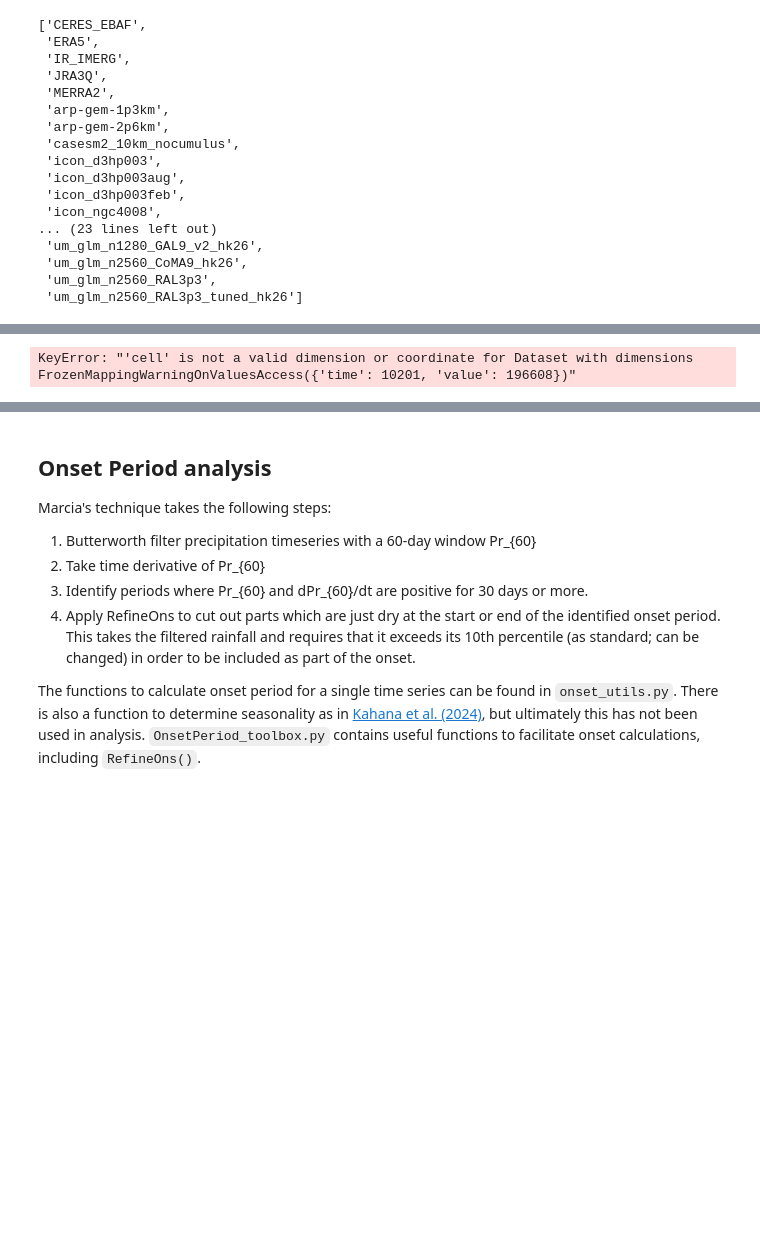
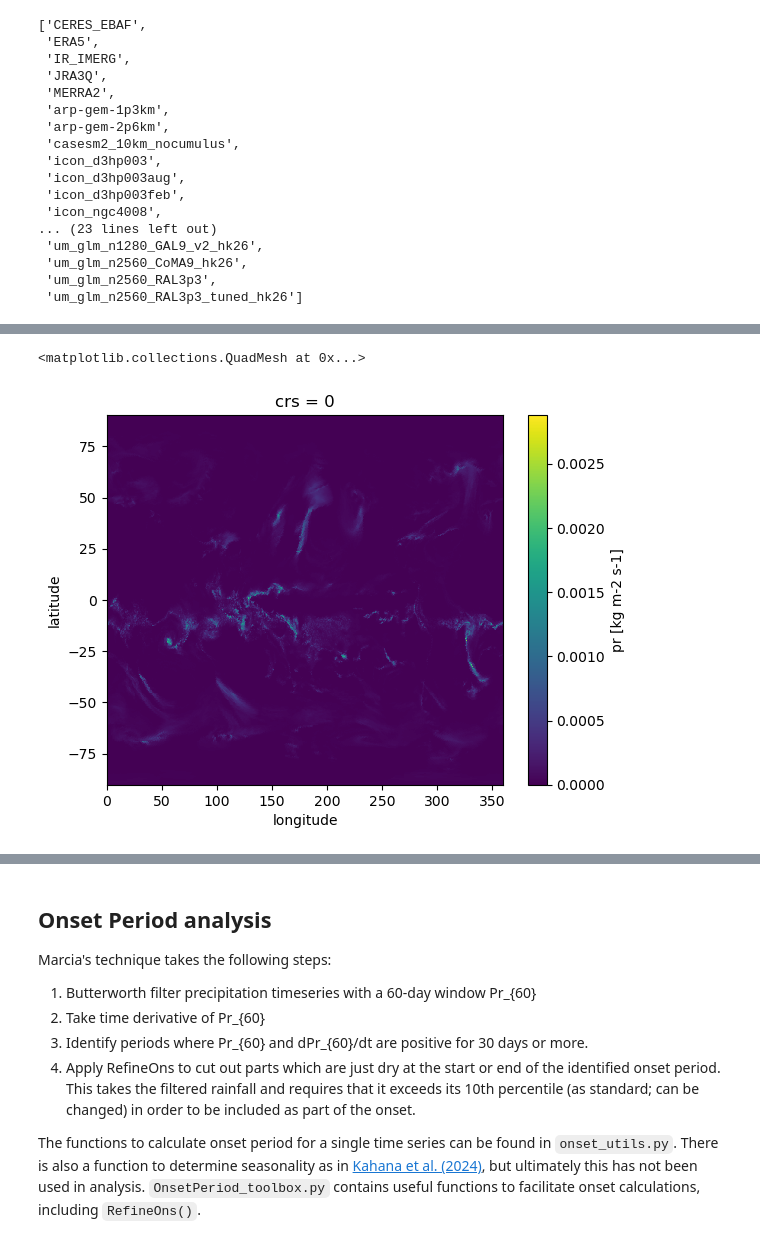
Before and after one commit to fran-morris-research/hackathon-monsoons, a Jupyter notebook: onset_identification/onset_period_visualisation.ipynb, the cells around one changed output, grey strips where cells are left out. Saved outputs shown, nothing was run; the diff lists cells and outputs as text; code cells hidden in the pictures; blank space fills up the shorter version.

```diff
--- a/onset_identification/onset_period_visualisation.ipynb
+++ b/onset_identification/onset_period_visualisation.ipynb
@@ -73,8 +72,9 @@ ds = sim_cat(zoom=7).to_dask().pipe(egh.attach_coords).pr
 # %%
 from utils import hp_to_latlon
-hp_to_latlon(ds.tp, 7).sel(time="2020-03-04").mean(dim="time").plot()
+hp_to_latlon(ds, 7).sel(time="2020-03-04").mean(dim="time").plot()
 # %% [output]
-KeyError: "'cell' is not a valid dimension or coordinate for Dataset with dimensions FrozenMappingWarningOnValuesAccess({'time': 10201, 'value': 196608})"
+<matplotlib.collections.QuadMesh at 0x...>
+[figure, added]
 # %%
 import intake
 cat = intake.open_catalog("https://digital-earths-global-hackathon.github.io/catalog/catalog.yaml")["online"]
```
Also changed, not shown: parts of 11 cells of this notebook, 2 other files.
